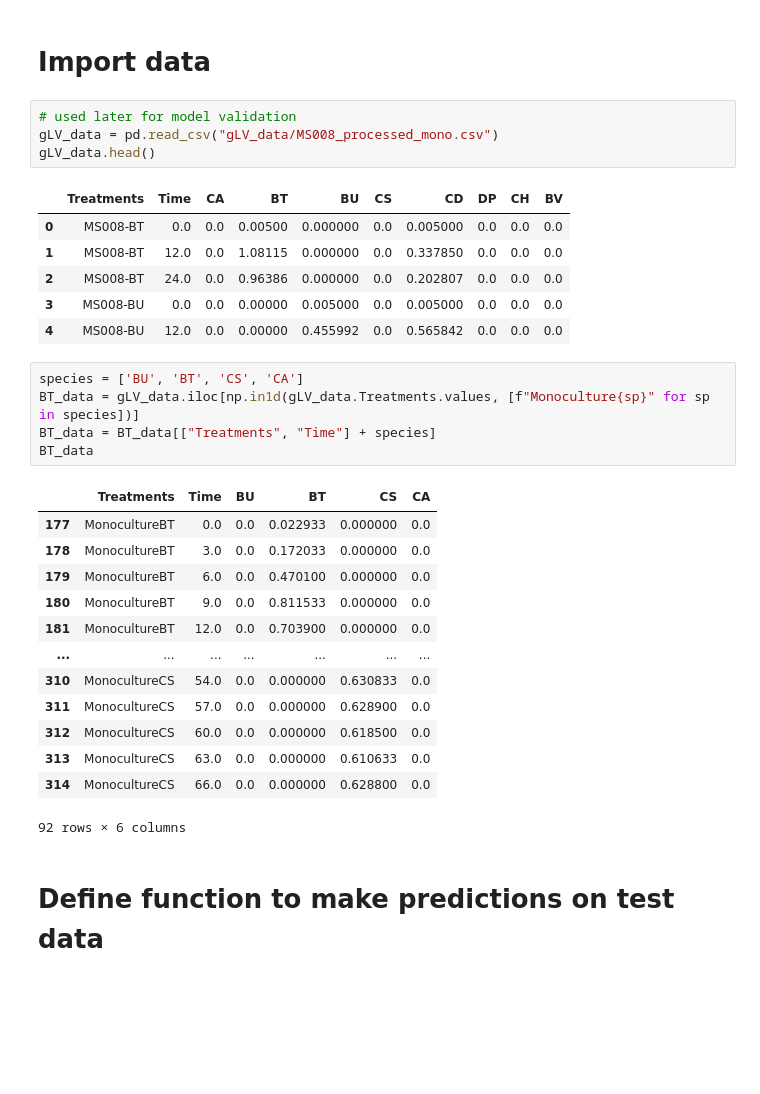
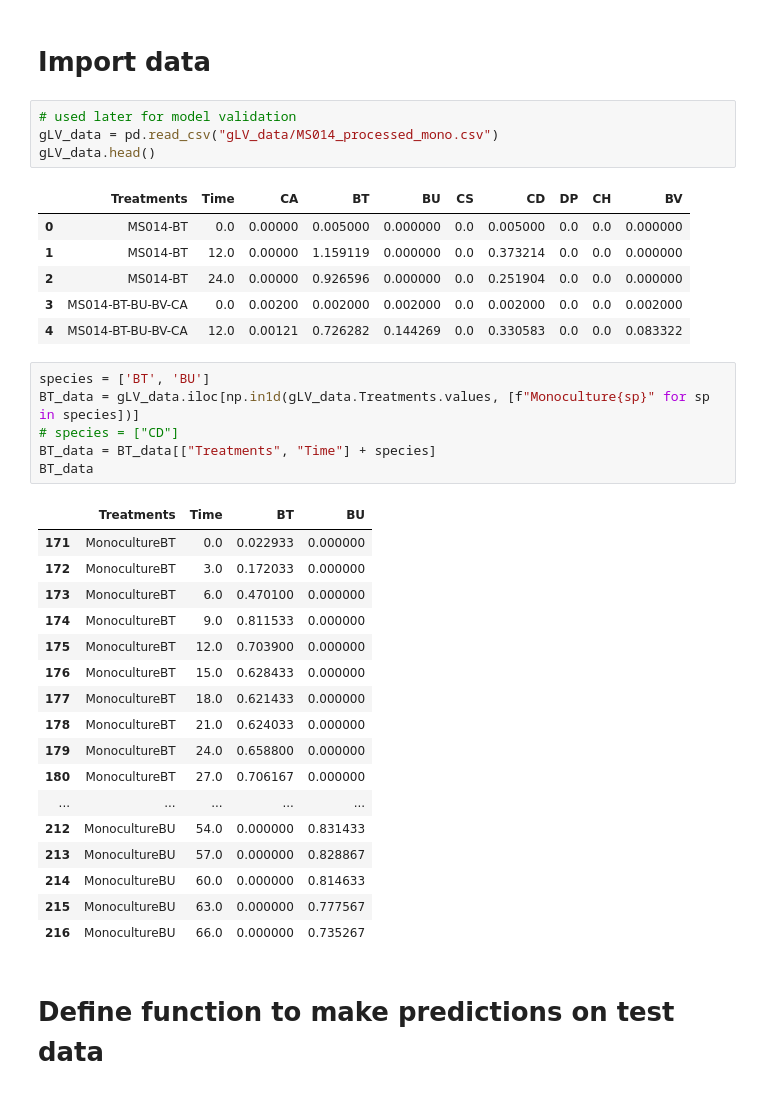
Before and after one commit to JaronThompson/BAMF, a Jupyter notebook: Fit CR+NN Mono.ipynb, the cells around one changed output. Saved outputs shown, nothing was run; the diff lists cells and outputs as text; blank space fills up the shorter version.

```diff
--- a/Fit CR+NN Mono.ipynb
+++ b/Fit CR+NN Mono.ipynb
@@ -30,34 +30,39 @@ np.random.seed(123)
 # Import data
 # %%
 # used later for model validation
-gLV_data = pd.read_csv("gLV_data/MS008_processed_mono.csv")
+gLV_data = pd.read_csv("gLV_data/MS014_processed_mono.csv")
 gLV_data.head()
 # %% [output]
 |  | Treatments | Time | CA | BT | BU | CS | CD | DP | CH | BV |
-| 0 | MS008-BT | 0.0 | 0.0 | 0.00500 | 0.000000 | 0.0 | 0.005000 | 0.0 | 0.0 | 0.0 |
-| 1 | MS008-BT | 12.0 | 0.0 | 1.08115 | 0.000000 | 0.0 | 0.337850 | 0.0 | 0.0 | 0.0 |
-| 2 | MS008-BT | 24.0 | 0.0 | 0.96386 | 0.000000 | 0.0 | 0.202807 | 0.0 | 0.0 | 0.0 |
-| 3 | MS008-BU | 0.0 | 0.0 | 0.00000 | 0.005000 | 0.0 | 0.005000 | 0.0 | 0.0 | 0.0 |
-| 4 | MS008-BU | 12.0 | 0.0 | 0.00000 | 0.455992 | 0.0 | 0.565842 | 0.0 | 0.0 | 0.0 |
+| 0 | MS014-BT | 0.0 | 0.00000 | 0.005000 | 0.000000 | 0.0 | 0.005000 | 0.0 | 0.0 | 0.000000 |
+| 1 | MS014-BT | 12.0 | 0.00000 | 1.159119 | 0.000000 | 0.0 | 0.373214 | 0.0 | 0.0 | 0.000000 |
+| 2 | MS014-BT | 24.0 | 0.00000 | 0.926596 | 0.000000 | 0.0 | 0.251904 | 0.0 | 0.0 | 0.000000 |
+| 3 | MS014-BT-BU-BV-CA | 0.0 | 0.00200 | 0.002000 | 0.002000 | 0.0 | 0.002000 | 0.0 | 0.0 | 0.002000 |
+| 4 | MS014-BT-BU-BV-CA | 12.0 | 0.00121 | 0.726282 | 0.144269 | 0.0 | 0.330583 | 0.0 | 0.0 | 0.083322 |
 # %%
-species = ['BU', 'BT', 'CS', 'CA']
+species = ['BT', 'BU']
 BT_data = gLV_data.iloc[np.in1d(gLV_data.Treatments.values, [f"Monoculture{sp}" for sp in species])]
+# species = ["CD"]
 BT_data = BT_data[["Treatments", "Time"] + species]
 BT_data
 # %% [output]
-|  | Treatments | Time | BU | BT | CS | CA |
-| 177 | MonocultureBT | 0.0 | 0.0 | 0.022933 | 0.000000 | 0.0 |
-| 178 | MonocultureBT | 3.0 | 0.0 | 0.172033 | 0.000000 | 0.0 |
-| 179 | MonocultureBT | 6.0 | 0.0 | 0.470100 | 0.000000 | 0.0 |
-| 180 | MonocultureBT | 9.0 | 0.0 | 0.811533 | 0.000000 | 0.0 |
-| 181 | MonocultureBT | 12.0 | 0.0 | 0.703900 | 0.000000 | 0.0 |
-| ... | ... | ... | ... | ... | ... | ... |
-| 310 | MonocultureCS | 54.0 | 0.0 | 0.000000 | 0.630833 | 0.0 |
-| 311 | MonocultureCS | 57.0 | 0.0 | 0.000000 | 0.628900 | 0.0 |
-| 312 | MonocultureCS | 60.0 | 0.0 | 0.000000 | 0.618500 | 0.0 |
-| 313 | MonocultureCS | 63.0 | 0.0 | 0.000000 | 0.610633 | 0.0 |
-| 314 | MonocultureCS | 66.0 | 0.0 | 0.000000 | 0.628800 | 0.0 |
+|  | Treatments | Time | BT | BU |
+| 171 | MonocultureBT | 0.0 | 0.022933 | 0.000000 |
+| 172 | MonocultureBT | 3.0 | 0.172033 | 0.000000 |
+| 173 | MonocultureBT | 6.0 | 0.470100 | 0.000000 |
+| 174 | MonocultureBT | 9.0 | 0.811533 | 0.000000 |
+| 175 | MonocultureBT | 12.0 | 0.703900 | 0.000000 |
+| 176 | MonocultureBT | 15.0 | 0.628433 | 0.000000 |
+| 177 | MonocultureBT | 18.0 | 0.621433 | 0.000000 |
+| 178 | MonocultureBT | 21.0 | 0.624033 | 0.000000 |
+| 179 | MonocultureBT | 24.0 | 0.658800 | 0.000000 |
+| 180 | MonocultureBT | 27.0 | 0.706167 | 0.000000 |
+| ... | ... | ... | ... | ... |
+| 212 | MonocultureBU | 54.0 | 0.000000 | 0.831433 |
+| 213 | MonocultureBU | 57.0 | 0.000000 | 0.828867 |
+| 214 | MonocultureBU | 60.0 | 0.000000 | 0.814633 |
+| 215 | MonocultureBU | 63.0 | 0.000000 | 0.777567 |
+| 216 | MonocultureBU | 66.0 | 0.000000 | 0.735267 |
-92 rows × 6 columns
 # %% [markdown]
 # Define function to make predictions on test data
 # %%
```
Also changed, not shown: parts of 16 cells of this notebook, 19 other files.
